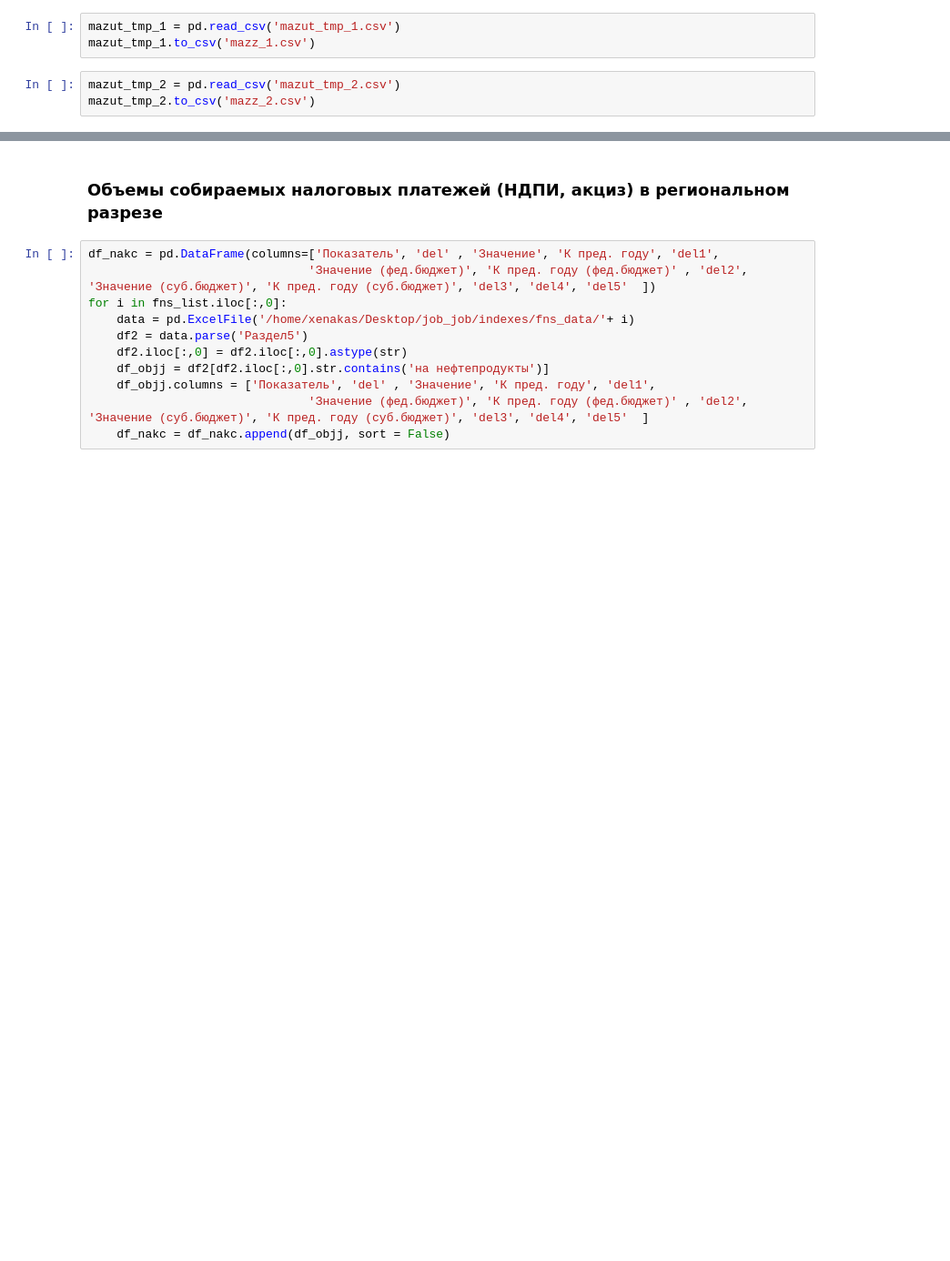
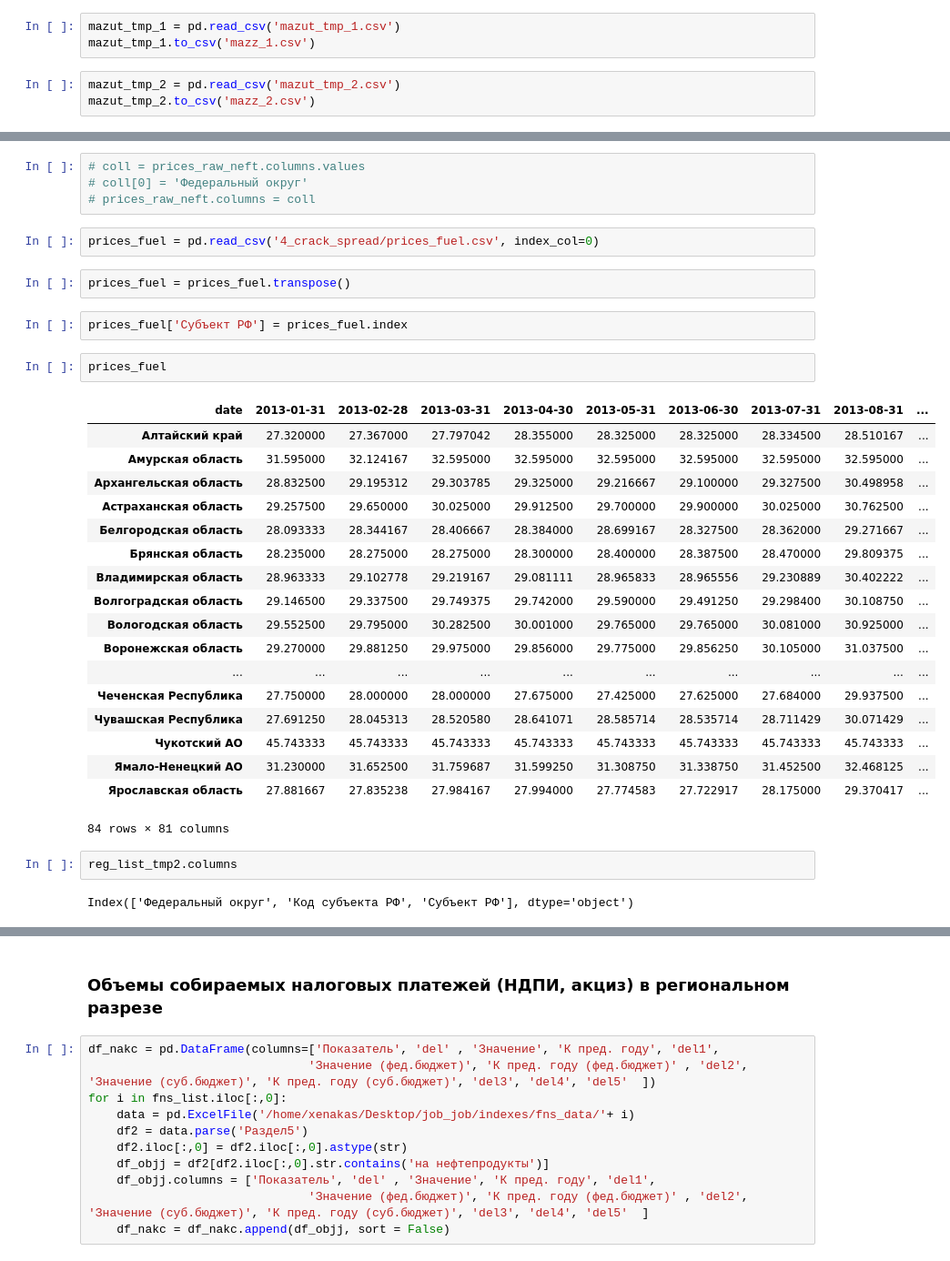
Before and after one commit to xenakas/py_projects, a Jupyter notebook: oil_indexes/oil_indexes.ipynb, the cells around one changed output, grey strips where cells are left out. Shown at 91% size. Cells and saved outputs as stored; diff of their text form; blank space fills up the shorter version.

```diff
--- a/oil_indexes/oil_indexes.ipynb
+++ b/oil_indexes/oil_indexes.ipynb
@@ -648,0 +999,35 @@ mazut_tmp_2.to_csv('mazz_2.csv')
+# %%
+# coll = prices_raw_neft.columns.values
+# coll[0] = 'Федеральный округ'
+# prices_raw_neft.columns = coll
+# %%
+prices_fuel = pd.read_csv('4_crack_spread/prices_fuel.csv', index_col=0)
+# %%
+prices_fuel = prices_fuel.transpose()
+# %%
+prices_fuel['Субъект РФ'] = prices_fuel.index
+# %%
+prices_fuel
+# %% [output]
+| date | 2013-01-31 | 2013-02-28 | 2013-03-31 | 2013-04-30 | 2013-05-31 | 2013-06-30 | 2013-07-31 | 2013-08-31 | ... |
+| Алтайский край | 27.320000 | 27.367000 | 27.797042 | 28.355000 | 28.325000 | 28.325000 | 28.334500 | 28.510167 | ... |
+| Амурская область | 31.595000 | 32.124167 | 32.595000 | 32.595000 | 32.595000 | 32.595000 | 32.595000 | 32.595000 | ... |
+| Архангельская область | 28.832500 | 29.195312 | 29.303785 | 29.325000 | 29.216667 | 29.100000 | 29.327500 | 30.498958 | ... |
+| Астраханская область | 29.257500 | 29.650000 | 30.025000 | 29.912500 | 29.700000 | 29.900000 | 30.025000 | 30.762500 | ... |
+| Белгородская область | 28.093333 | 28.344167 | 28.406667 | 28.384000 | 28.699167 | 28.327500 | 28.362000 | 29.271667 | ... |
+| Брянская область | 28.235000 | 28.275000 | 28.275000 | 28.300000 | 28.400000 | 28.387500 | 28.470000 | 29.809375 | ... |
+| Владимирская область | 28.963333 | 29.102778 | 29.219167 | 29.081111 | 28.965833 | 28.965556 | 29.230889 | 30.402222 | ... |
+| Волгоградская область | 29.146500 | 29.337500 | 29.749375 | 29.742000 | 29.590000 | 29.491250 | 29.298400 | 30.108750 | ... |
+| Вологодская область | 29.552500 | 29.795000 | 30.282500 | 30.001000 | 29.765000 | 29.765000 | 30.081000 | 30.925000 | ... |
+| Воронежская область | 29.270000 | 29.881250 | 29.975000 | 29.856000 | 29.775000 | 29.856250 | 30.105000 | 31.037500 | ... |
+| ... | ... | ... | ... | ... | ... | ... | ... | ... | ... |
+| Чеченская Республика | 27.750000 | 28.000000 | 28.000000 | 27.675000 | 27.425000 | 27.625000 | 27.684000 | 29.937500 | ... |
+| Чувашская Республика | 27.691250 | 28.045313 | 28.520580 | 28.641071 | 28.585714 | 28.535714 | 28.711429 | 30.071429 | ... |
+| Чукотский АО | 45.743333 | 45.743333 | 45.743333 | 45.743333 | 45.743333 | 45.743333 | 45.743333 | 45.743333 | ... |
+| Ямало-Ненецкий АО | 31.230000 | 31.652500 | 31.759687 | 31.599250 | 31.308750 | 31.338750 | 31.452500 | 32.468125 | ... |
+| Ярославская область | 27.881667 | 27.835238 | 27.984167 | 27.994000 | 27.774583 | 27.722917 | 28.175000 | 29.370417 | ... |
+84 rows × 81 columns
+# %%
+reg_list_tmp2.columns
+# %% [output]
+Index(['Федеральный округ', 'Код субъекта РФ', 'Cубъект РФ'], dtype='object')
```
Also changed, not shown: parts of 201 cells of this notebook.
